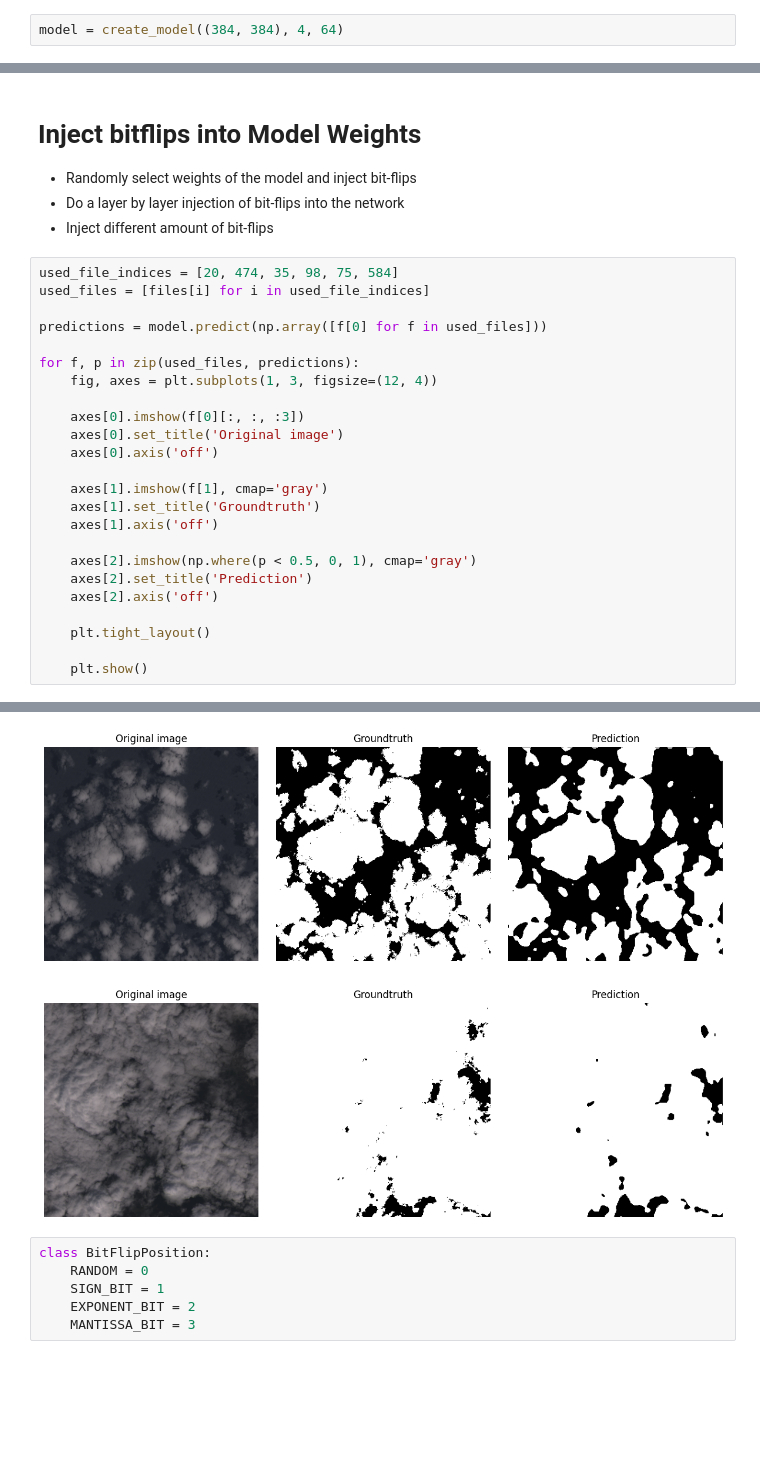
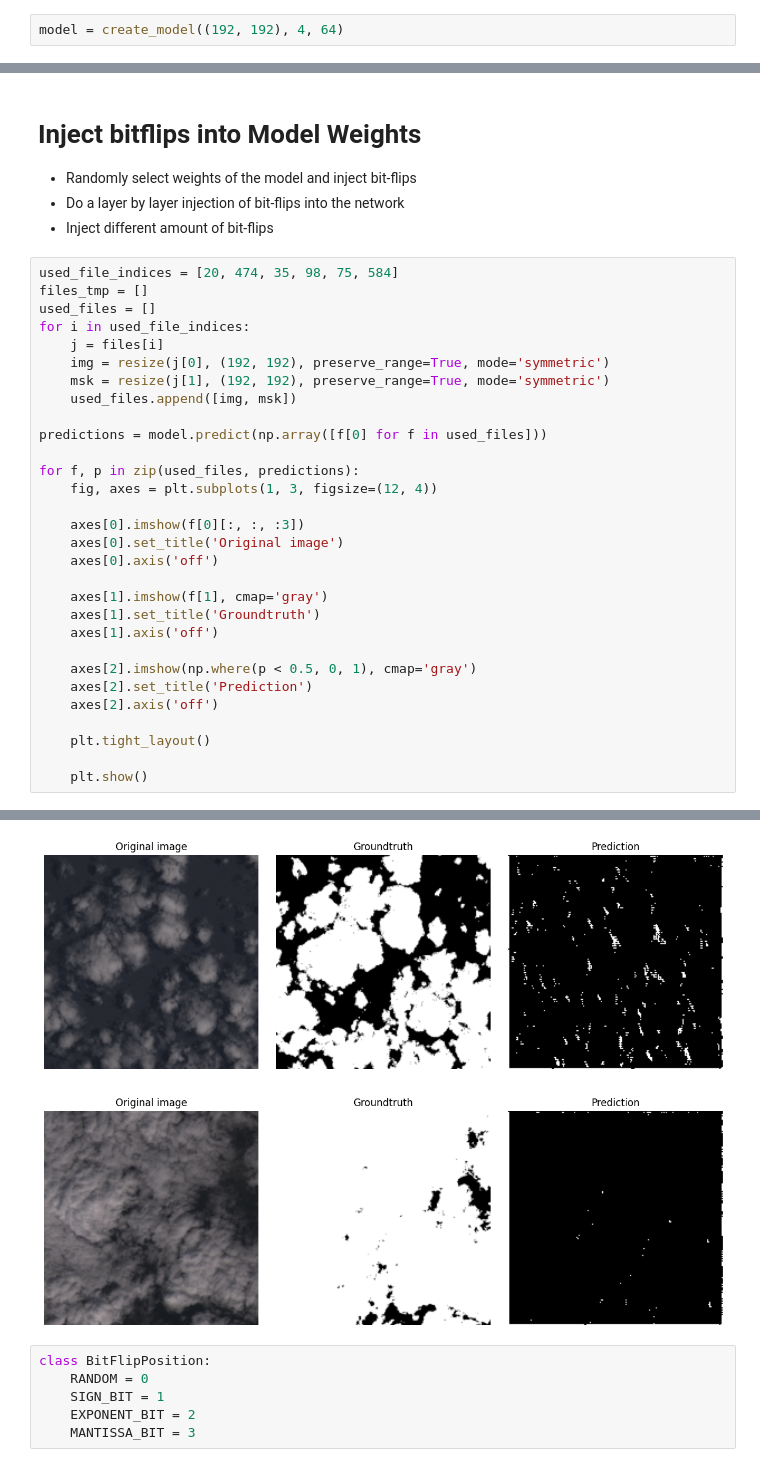
Before and after one commit to langekevin/mlspace_robustness, a Jupyter notebook: fault_injection.ipynb, the cells around one changed output, grey strips where cells are left out. Saved outputs shown, nothing was run; the diff lists cells and outputs as text; blank space fills up the shorter version.

Commit message:
Update model

```diff
--- a/fault_injection.ipynb
+++ b/fault_injection.ipynb
@@ -24,7 +24,7 @@ for gpu in gpus:
 # %% [markdown]
 # Load model and weights
 # %%
-model = create_model((384, 384), 4, 64)
+model = create_model((192, 192), 4, 64)
 # %%
 # Already consider that multiple model weights will be available for the same architecture
 MODEL_WEIGHTS = [
@@ -160,7 +160,13 @@ plt.show()
 - Inject different amount of bit-flips
 # %%
 used_file_indices = [20, 474, 35, 98, 75, 584]
-used_files = [files[i] for i in used_file_indices]
+files_tmp = []
+used_files = []
+for i in used_file_indices:
+    j = files[i]
+    img = resize(j[0], (192, 192), preserve_range=True, mode='symmetric')
+    msk = resize(j[1], (192, 192), preserve_range=True, mode='symmetric')
+    used_files.append([img, msk])
 
 predictions = model.predict(np.array([f[0] for f in used_files]))
 
@@ -190,5 +196,5 @@ for f, p in zip(used_files, predictions):
-[figure, old version]
+[figure, new version]
-[figure, old version]
+[figure, new version]
 # %%
 class BitFlipPosition:
     RANDOM = 0
```
Also changed, not shown: parts of 1 cell of this notebook, 3 other files.
